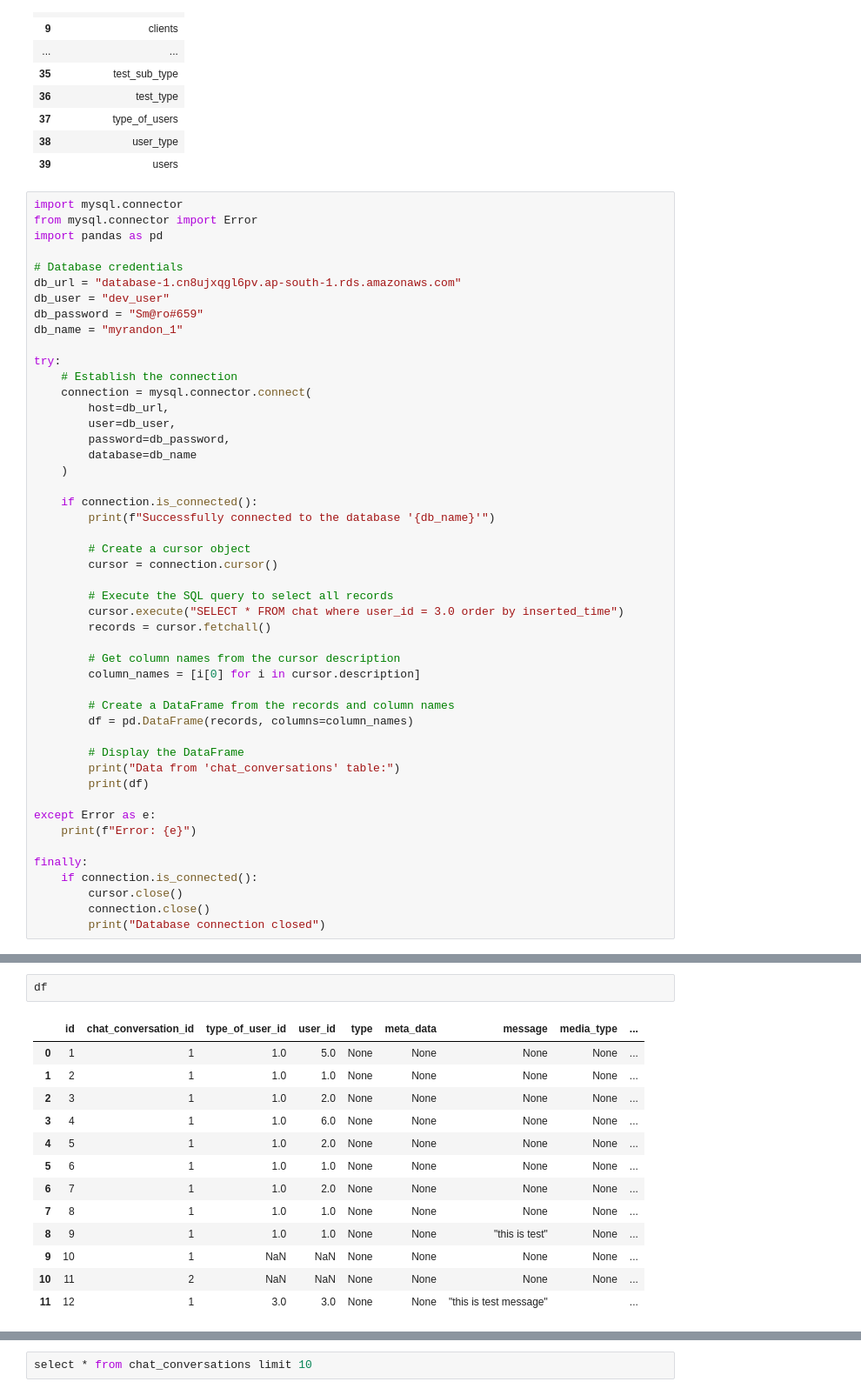
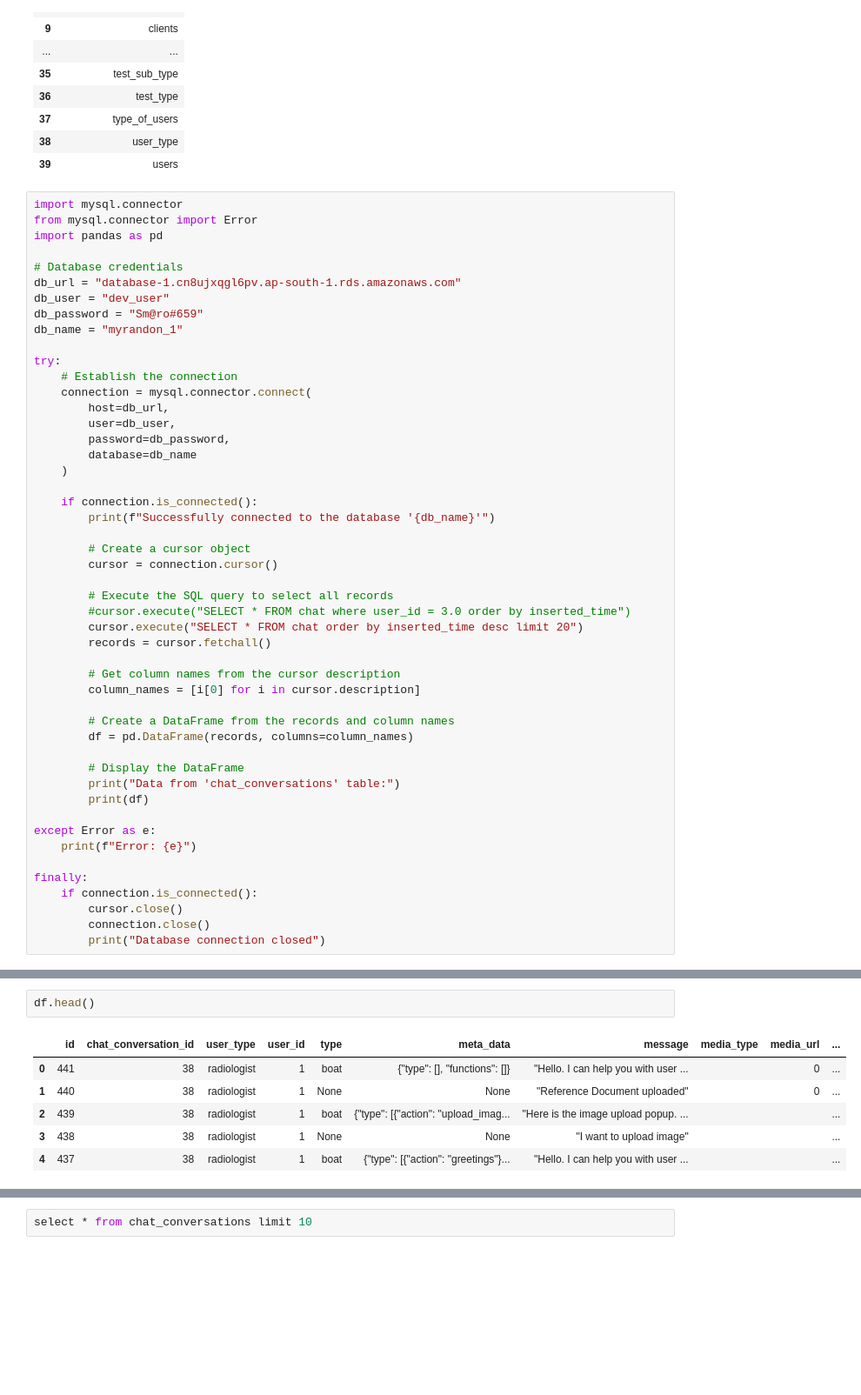
Before and after one commit to shwetohai/radio_api, a Jupyter notebook: code.ipynb, the cells around one changed output, grey strips where cells are left out. Shown at 87% size. Saved outputs shown, nothing was run; the diff lists cells and outputs as text; blank space fills up the shorter version.

```diff
--- a/code.ipynb
+++ b/code.ipynb
@@ -294,7 +256,8 @@ try:
         cursor = connection.cursor()
 
         # Execute the SQL query to select all records
-        cursor.execute("SELECT * FROM chat where user_id = 3.0 order by inserted_time")
+        #cursor.execute("SELECT * FROM chat where user_id = 3.0 order by inserted_time")
+        cursor.execute("SELECT * FROM chat order by inserted_time desc limit 20")
         records = cursor.fetchall()
 
         # Get column names from the cursor description
@@ -366,16 +299,9 @@ user_id
 # %%
-df
+df.head()
 # %% [output]
-|  | id | chat_conversation_id | type_of_user_id | user_id | type | meta_data | message | media_type | ... |
-| 0 | 1 | 1 | 1.0 | 5.0 | None | None | None | None | ... |
-| 1 | 2 | 1 | 1.0 | 1.0 | None | None | None | None | ... |
-| 2 | 3 | 1 | 1.0 | 2.0 | None | None | None | None | ... |
-| 3 | 4 | 1 | 1.0 | 6.0 | None | None | None | None | ... |
-| 4 | 5 | 1 | 1.0 | 2.0 | None | None | None | None | ... |
-| 5 | 6 | 1 | 1.0 | 1.0 | None | None | None | None | ... |
-| 6 | 7 | 1 | 1.0 | 2.0 | None | None | None | None | ... |
-| 7 | 8 | 1 | 1.0 | 1.0 | None | None | None | None | ... |
-| 8 | 9 | 1 | 1.0 | 1.0 | None | None | "this is test" | None | ... |
-| 9 | 10 | 1 | NaN | NaN | None | None | None | None | ... |
-| 10 | 11 | 2 | NaN | NaN | None | None | None | None | ... |
-| 11 | 12 | 1 | 3.0 | 3.0 | None | None | "this is test message" |  | ... |
+|  | id | chat_conversation_id | user_type | user_id | type | meta_data | message | media_type | media_url | ... |
+| 0 | 441 | 38 | radiologist | 1 | boat | {"type": [], "functions": []} | "Hello. I can help you with user ... |  | 0 | ... |
+| 1 | 440 | 38 | radiologist | 1 | None | None | "Reference Document uploaded" |  | 0 | ... |
+| 2 | 439 | 38 | radiologist | 1 | boat | {"type": [{"action": "upload_imag... | "Here is the image upload popup. ... |  |  | ... |
+| 3 | 438 | 38 | radiologist | 1 | None | None | "I want to upload image" |  |  | ... |
+| 4 | 437 | 38 | radiologist | 1 | boat | {"type": [{"action": "greetings"}... | "Hello. I can help you with user ... |  |  | ... |
```
Also changed, not shown: parts of 15 cells of this notebook, 5 other files.
